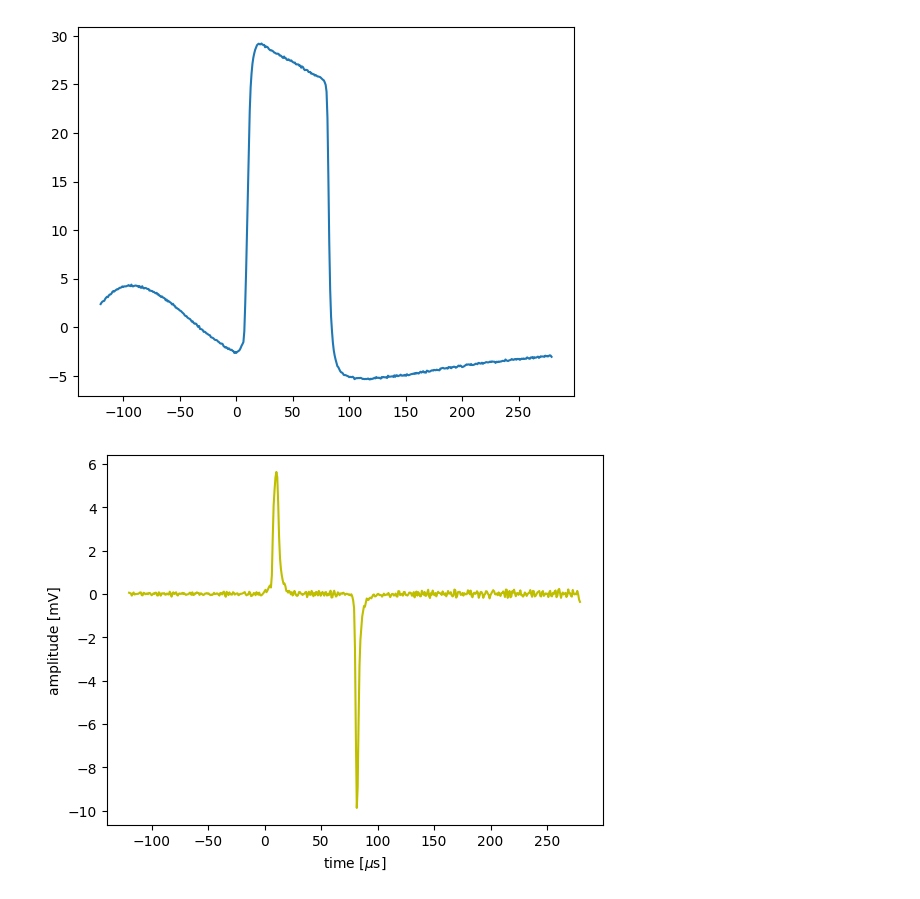
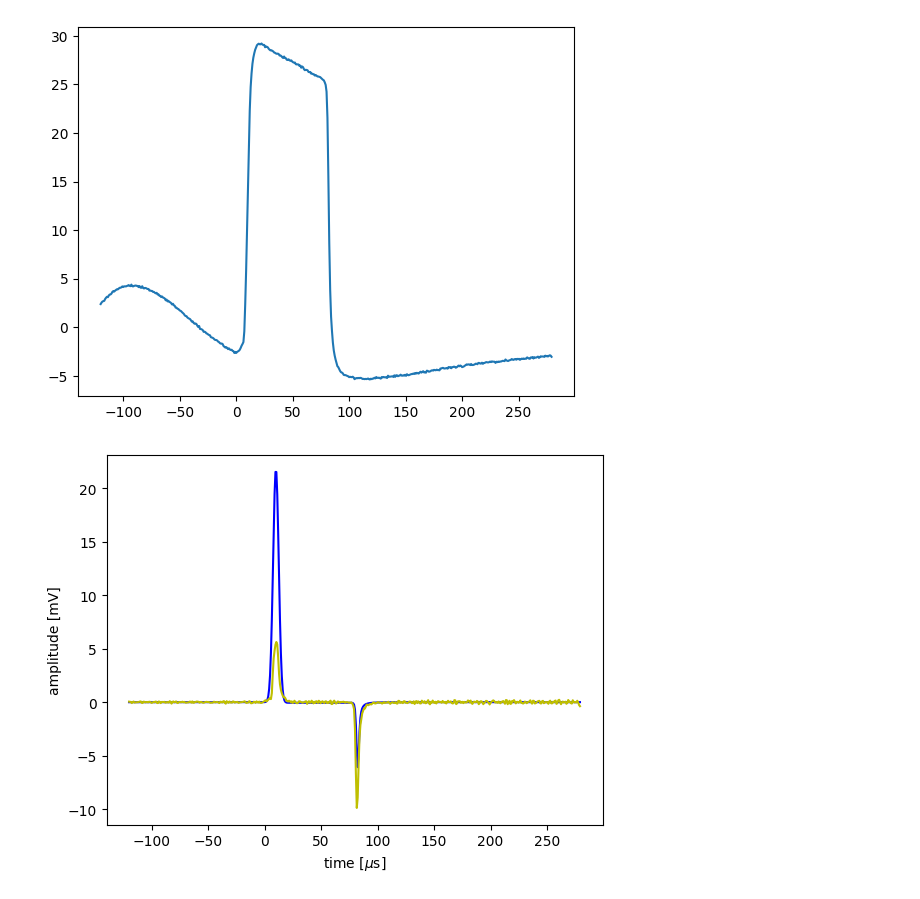
Before and after one commit to wambak/OnlineXPMFitter, a Jupyter notebook: 2023mar23xpmanalysis.ipynb, the cells around one changed output. Cells and saved outputs as stored; diff of their text form; code cells hidden in the pictures.

```diff
--- a/2023mar23xpmanalysis.ipynb
+++ b/2023mar23xpmanalysis.ipynb
@@ -303,19 +303,27 @@ def smchi2(vars,data):
 
 #b = result.best_values
 #print(b)
-fittermodel = Model(fitter_func,nan_policy='raise')
-p_i = [41.9369652,42.0483193,10.0,1.0,2.9,81.9,1.0,0.8,0.9,0.2]
+fittermodel = Model(diff_func,nan_policy='raise')
+#p_i = [41.9369652,42.0483193,10.0,1.0,2.9,81.9,1.0,0.8,0.9,0.2]
+p_i = [21.814864440434924, 21.513609990211904, 10.454241824848786, 2.500096809560329, 0.7947469675251235, 82.0070376906552, 2.7723460671136397, 0.3434182060200226, 1.3112624408030746, 0.48889382168534057]
+
 wp = fittermodel.make_params()
 wp['cat'].value = p_i[0]
 wp['cat'].vary = True
 wp['an'].value = p_i[1]
 wp['an'].vary = True
 wp['tarise'].value = p_i[4]
-wp['tarise'].vary = False
+wp['tarise'].vary = True
 wp['tcrise'].value = p_i[3]
 wp['tcrise'].vary = False
+wp['center'].value = p_i[5]
+wp['center'].vary = True
+wp['gamma'].value = p_i[6]
+wp['gamma'].vary = False
+wp['skew'].value = p_i[7]
+wp['skew'].vary = False
 wp['offst'].value = p_i[9]
-wp['offst'].vary = True
+wp['offst'].vary = False
 
 #result2 = fittermodel.fit(volt,wp,x=t)
 #print('lmfit lifetime, standard',(81.9-10.0)/np.log(result2.best_values['cat']/result2.best_values['an']))
@@ -327,32 +335,32 @@ wp['offst'].vary = True
 #tfine = np.arange(t[0],t[-1]+0.8,(t[1]-t[0])/10.0)
 #simplex_p = wavmodel.eval(x=tfine,cat=bvp[0],an=bvp[1],cent_c=bvp[2],tcrise=bvp[3],tarise=bvp[4],cent_a=bvp[5],gam_a=bvp[6],skew_a=bvp[7],gam_c=bvp[8],offst=bvp[9])
 #proposed = wavmodel.eval(b,x=tfine)
 #simplex_s = fittermodel.eval(x=tfine,cat=bv[0],an=bv[1],tcrise=1.0,tarise=2.9,offst=bv[2],thold=395.3)
 #b2 = result2.best_values
 #stand_coarse = fittermodel.eval(x=t,cat=41.94,an=41.28,tcrise=1.0,tarise=2.9,offst=0.0,thold=395.3)
 
 #plt.plot(tfine,simplex_s,'c-',label='standard, AMOEBA')
-#plt.plot(tfine,result2.eval(x=tfine), 'b-',label='standard, lmfit')
+plt.plot(t,fittermodel.eval(x=t,cat=p_i[0],an=p_i[1],offst=0.0,thold=395.3,tcrise=p_i[3],tarise=p_i[4],center=p_i[5],gamma=p_i[6],skew=p_i[7]), 'b-',label='expogaus')
 #plt.plot(tfine,simplex_p, 'r-',label='proposed, AMOEBA')
 plt.plot(t,vprime,'y-',label = 'trace')
 #plt.plot(tb,voltb,'b-',label = 'trace')
 plt.xlabel('time [$\mu$s]')
 plt.ylabel('amplitude [mV]')
 #plt.xlim([-10,200])
 #plt.ylim([-10,55])
 #plt.legend(loc='upper right')
 #plt.figure()
 #standard = fittermodel.eval(x=tfine,cat=40.0,an=37.225,tcrise=1.0,tarise=2.9,offst=0.0,thold=395.3)
 #plt.plot(tfine,standard,'r-',label='standard (40.0 mV,37.2 mV)')
 #proposed = wavmodel.eval(x=tfine,cat=40.0,an=37.225,tcrise=bvp[3],tarise=bvp[4],offst=0.0,cent_c=bvp[2],cent_a=bvp[5],gam_a=bvp[6],skew_a=bvp[7],gam_c=bvp[8])
 #plt.plot(tfine,proposed,'g-',label='proposed (40.0 mV,37.2 mV)')
 
 #plt.xlabel('time [$\mu$s]')
 #plt.ylabel('amplitude [mV]')
 #plt.xlim([-10,200])
 #plt.ylim([-10,55])
 #plt.legend(loc='upper right')
 
 plt.show()
 # %% [output]
-[figure, old version]
+[figure, new version]
```
